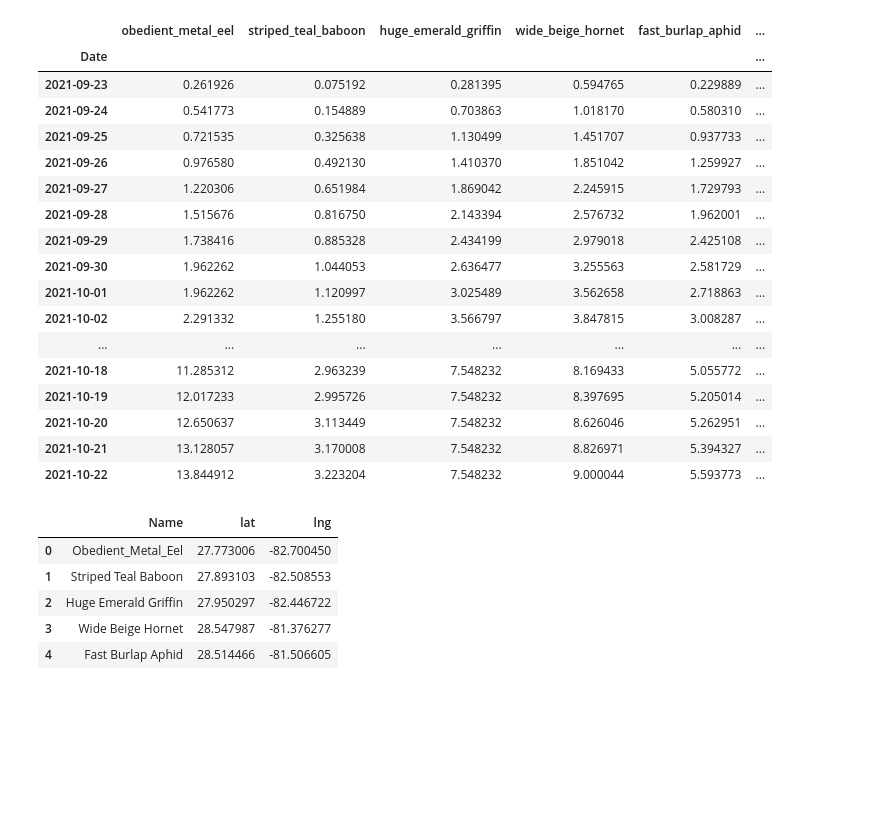
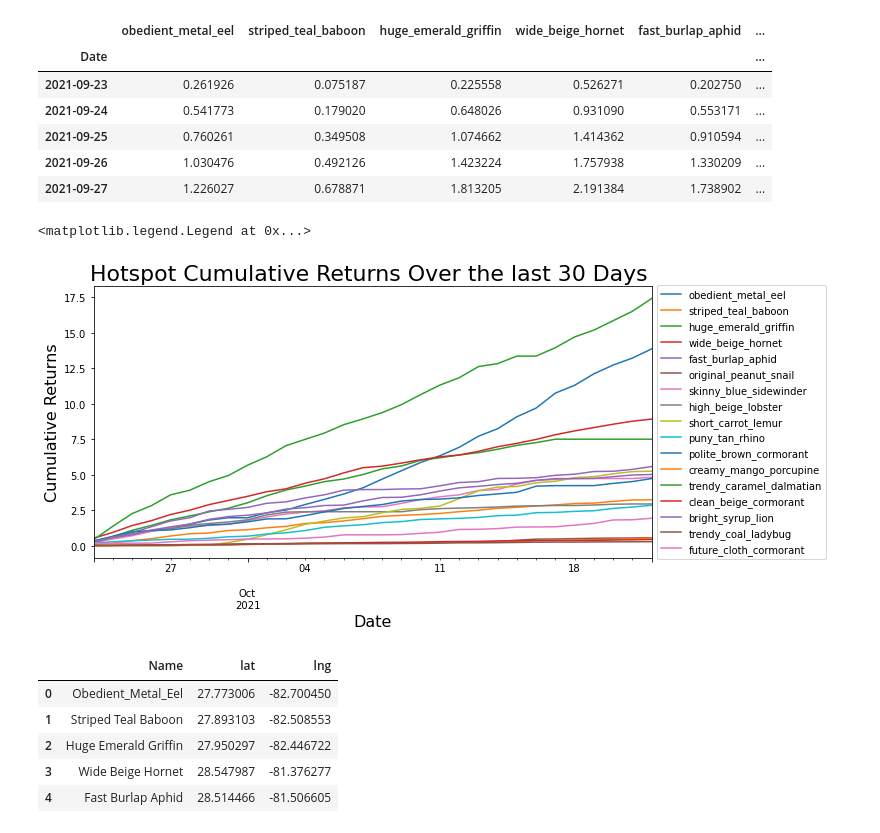
Before and after one commit to Aky0n/Miami-FinTech-Project-1-Team-2, a Jupyter notebook: Data Collection/Data_collection.ipynb, the cells around one changed output. Drawn from its saved outputs; the diff is of its cells as text; code cells hidden in the pictures; blank space fills up the shorter version.

```diff
--- a/Data Collection/Data_collection.ipynb
+++ b/Data Collection/Data_collection.ipynb
@@ -125,33 +125,34 @@ df_hotspot_rewards_info.to_csv("hotspot_rewards_past_30_days.csv", index = False
 # %%
 
 csv_file_rewards_30_days = Path("C:\\Users\\Airma\\FinTechClass\\Projects\\Miami-FinTech-Project-1-Team-2\Data Collection\hotspot_rewards_past_30_days.csv")
 
 hotspot_rewards_cumsum = pd.read_csv(csv_file_rewards_30_days, index_col="Date", parse_dates=True, infer_datetime_format=True)
 hotspot_rewards_cumsum.sort_index(ascending = True, inplace = True)
 #hotspot_rewards_cumsum.head()
 
 hotspot_rewards_cumsum = hotspot_rewards_cumsum.cumsum()
 
-hotspot_rewards_cumsum
+hotspot_rewards_cumsum.head()
 # %% [output]
 |  | obedient_metal_eel | striped_teal_baboon | huge_emerald_griffin | wide_beige_hornet | fast_burlap_aphid | ... |
 | Date |  |  |  |  |  | ... |
-| 2021-09-23 | 0.261926 | 0.075192 | 0.281395 | 0.594765 | 0.229889 | ... |
-| 2021-09-24 | 0.541773 | 0.154889 | 0.703863 | 1.018170 | 0.580310 | ... |
-| 2021-09-25 | 0.721535 | 0.325638 | 1.130499 | 1.451707 | 0.937733 | ... |
-| 2021-09-26 | 0.976580 | 0.492130 | 1.410370 | 1.851042 | 1.259927 | ... |
-| 2021-09-27 | 1.220306 | 0.651984 | 1.869042 | 2.245915 | 1.729793 | ... |
-| 2021-09-28 | 1.515676 | 0.816750 | 2.143394 | 2.576732 | 1.962001 | ... |
-| 2021-09-29 | 1.738416 | 0.885328 | 2.434199 | 2.979018 | 2.425108 | ... |
-| 2021-09-30 | 1.962262 | 1.044053 | 2.636477 | 3.255563 | 2.581729 | ... |
-| 2021-10-01 | 1.962262 | 1.120997 | 3.025489 | 3.562658 | 2.718863 | ... |
-| 2021-10-02 | 2.291332 | 1.255180 | 3.566797 | 3.847815 | 3.008287 | ... |
-| ... | ... | ... | ... | ... | ... | ... |
-| 2021-10-18 | 11.285312 | 2.963239 | 7.548232 | 8.169433 | 5.055772 | ... |
-| 2021-10-19 | 12.017233 | 2.995726 | 7.548232 | 8.397695 | 5.205014 | ... |
-| 2021-10-20 | 12.650637 | 3.113449 | 7.548232 | 8.626046 | 5.262951 | ... |
-| 2021-10-21 | 13.128057 | 3.170008 | 7.548232 | 8.826971 | 5.394327 | ... |
-| 2021-10-22 | 13.844912 | 3.223204 | 7.548232 | 9.000044 | 5.593773 | ... |
+| 2021-09-23 | 0.261926 | 0.075187 | 0.225558 | 0.526271 | 0.202750 | ... |
+| 2021-09-24 | 0.541773 | 0.179020 | 0.648026 | 0.931090 | 0.553171 | ... |
+| 2021-09-25 | 0.760261 | 0.349508 | 1.074662 | 1.414362 | 0.910594 | ... |
+| 2021-09-26 | 1.030476 | 0.492126 | 1.423224 | 1.757938 | 1.330209 | ... |
+| 2021-09-27 | 1.226027 | 0.678871 | 1.813205 | 2.191384 | 1.738902 | ... |
+# %%
+# Chart to plot cumulative returns
+
+
+hotspot_rewards_cumsum_plot = hotspot_rewards_cumsum.plot(figsize=(10,5))
+plt.title('Hotspot Cumulative Returns Over the last 30 Days ', fontdict = {'fontsize' : 22})
+hotspot_rewards_cumsum_plot.set_ylabel("Cumulative Returns", fontsize=16)
+hotspot_rewards_cumsum_plot.set_xlabel("Date", fontsize=16)
+plt.legend(loc='center left', bbox_to_anchor=(1, 0.5))
+# %% [output]
+<matplotlib.legend.Legend at 0x...>
+[figure, added]
 # %%
 # Use the Pathlib libary to set the path to the coordinates CSV
 csv_file_coordinates = Path("C:\\Users\\Airma\\FinTechClass\\Projects\\Miami-FinTech-Project-1-Team-2\Data Collection\hotspot_coordinates.csv")
```
Also changed, not shown: parts of 6 cells of this notebook.
